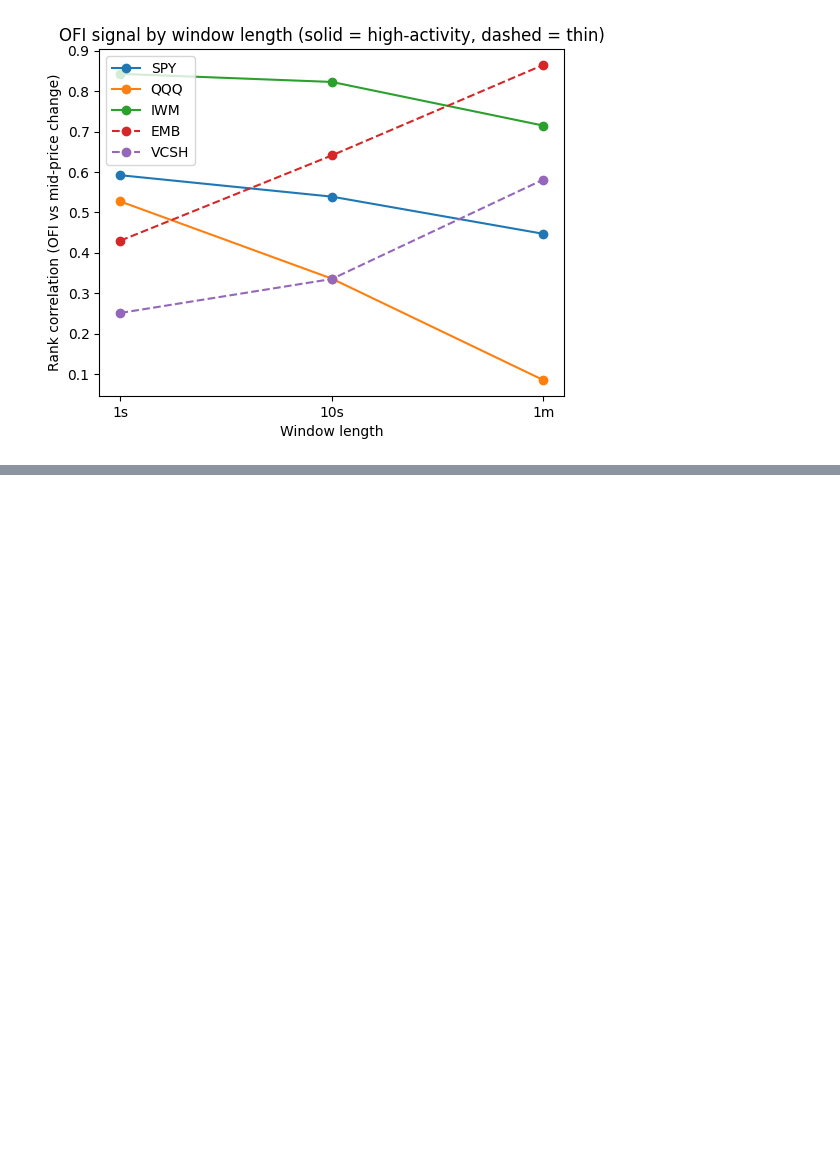
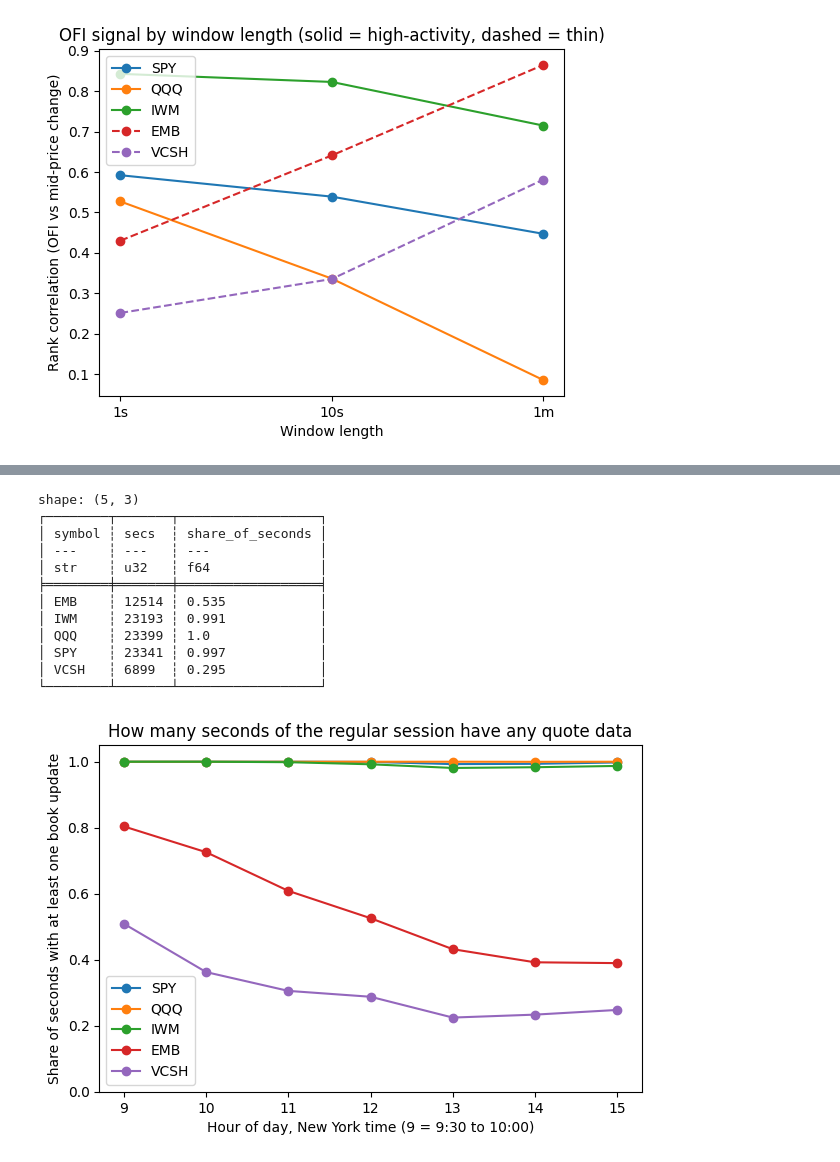
Before and after one commit to Varshareddy016/iex-order-flow-imbalance, a Jupyter notebook: notebooks/phase2_analysis.ipynb, the cells around one changed output, grey strips where cells are left out. Saved outputs shown, nothing was run; the diff lists cells and outputs as text; code cells hidden in the pictures; blank space fills up the shorter version.

```diff
--- a/notebooks/phase2_analysis.ipynb
+++ b/notebooks/phase2_analysis.ipynb
@@ -396,0 +610,38 @@ plt.show()
+# %%
+reg = (book.filter(pl.col("session") == "regular")
+           .with_columns(pl.col("timestamp").dt.truncate("1s").alias("sec"),
+                         pl.col("timestamp").dt.convert_time_zone("America/New_York").dt.hour().alias("hour")))
+
+print(reg.group_by("symbol").agg(pl.col("sec").n_unique().alias("secs"))
+         .with_columns((pl.col("secs") / 23400).round(3).alias("share_of_seconds"))
+         .sort("symbol"))
+
+cov = (reg.group_by("symbol", "hour").agg(pl.col("sec").n_unique().alias("secs"))
+          .with_columns((pl.col("secs") / pl.when(pl.col("hour") == 9).then(1800).otherwise(3600)).alias("share"))
+          .sort("symbol", "hour"))
+
+fig, ax = plt.subplots(figsize=(7, 4.5))
+for sym in syms:
+    dd = cov.filter(pl.col("symbol") == sym)
+    ax.plot(dd["hour"], dd["share"], marker="o", label=sym)
+ax.set_ylim(0, 1.05)
+ax.set_xlabel("Hour of day, New York time (9 = 9:30 to 10:00)")
+ax.set_ylabel("Share of seconds with at least one book update")
+ax.set_title("How many seconds of the regular session have any quote data")
+ax.legend()
+fig.savefig(ROOT / "figures" / "07_second_coverage.png", dpi=150, bbox_inches="tight")
+plt.show()
+# %% [output]
+shape: (5, 3)
+┌────────┬───────┬──────────────────┐
+│ symbol ┆ secs  ┆ share_of_seconds │
+│ ---    ┆ ---   ┆ ---              │
+│ str    ┆ u32   ┆ f64              │
+╞════════╪═══════╪══════════════════╡
+│ EMB    ┆ 12514 ┆ 0.535            │
+│ IWM    ┆ 23193 ┆ 0.991            │
+│ QQQ    ┆ 23399 ┆ 1.0              │
+│ SPY    ┆ 23341 ┆ 0.997            │
+│ VCSH   ┆ 6899  ┆ 0.295            │
+└────────┴───────┴──────────────────┘
+[figure, added]
```
Also changed, not shown: parts of 7 cells of this notebook, 5 other files.
